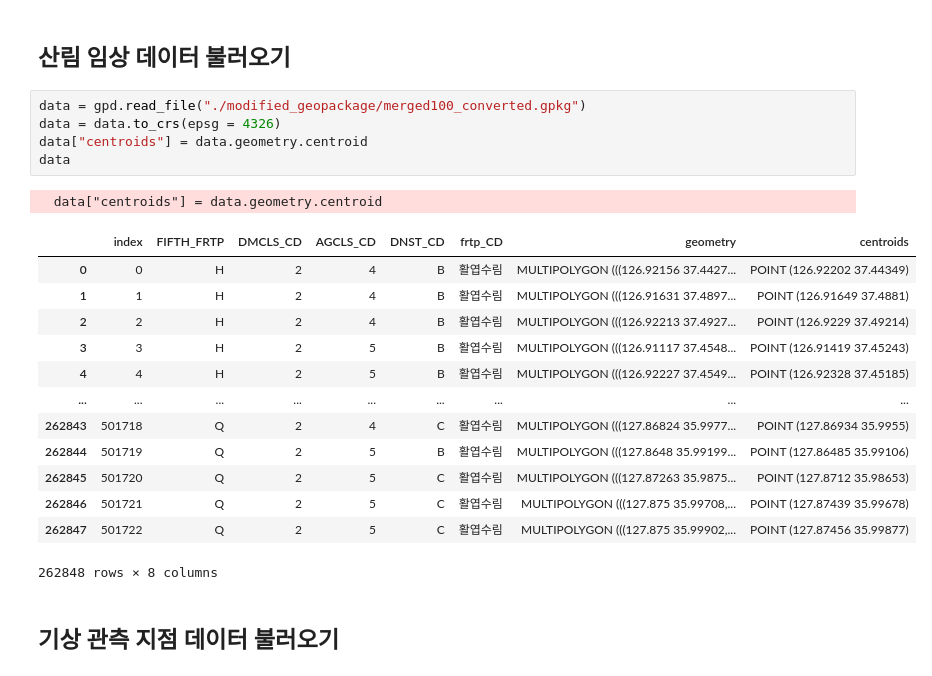
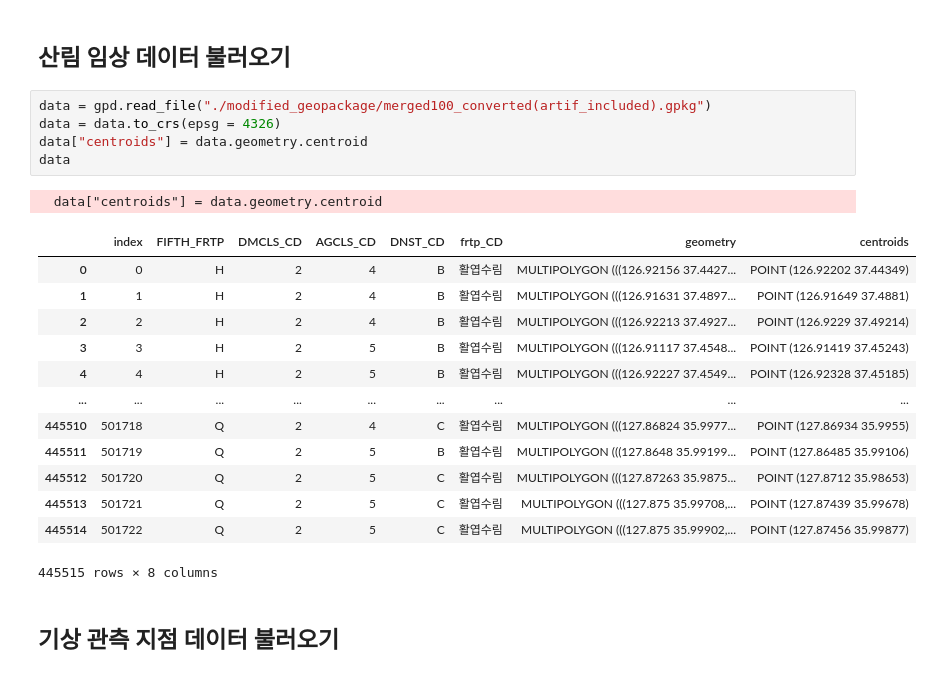
Before and after one commit to stripe2933/20251R0136COSE47101, a Jupyter notebook: 2021320324/weather&forest_location_merge.ipynb, the cells around one changed output. Drawn from its saved outputs; the diff is of its cells as text.

```diff
--- a/2021320324/weather&forest_location_merge.ipynb
+++ b/2021320324/weather&forest_location_merge.ipynb
@@ -14,25 +15,25 @@ pd.set_option('display.max_columns', None)
 # %% [markdown]
 ## 산림 임상 데이터 불러오기
 # %%
-data = gpd.read_file("./modified_geopackage/merged100_converted.gpkg")
+data = gpd.read_file("./modified_geopackage/merged100_converted(artif_included).gpkg")
 data = data.to_crs(epsg = 4326)
 data["centroids"] = data.geometry.centroid
 data
 # %% [output]
   data["centroids"] = data.geometry.centroid
 |  | index | FIFTH_FRTP | DMCLS_CD | AGCLS_CD | DNST_CD | frtp_CD | geometry | centroids |
 | 0 | 0 | H | 2 | 4 | B | 활엽수림 | MULTIPOLYGON (((126.92156 37.4427... | POINT (126.92202 37.44349) |
 | 1 | 1 | H | 2 | 4 | B | 활엽수림 | MULTIPOLYGON (((126.91631 37.4897... | POINT (126.91649 37.4881) |
 | 2 | 2 | H | 2 | 4 | B | 활엽수림 | MULTIPOLYGON (((126.92213 37.4927... | POINT (126.9229 37.49214) |
 | 3 | 3 | H | 2 | 5 | B | 활엽수림 | MULTIPOLYGON (((126.91117 37.4548... | POINT (126.91419 37.45243) |
 | 4 | 4 | H | 2 | 5 | B | 활엽수림 | MULTIPOLYGON (((126.92227 37.4549... | POINT (126.92328 37.45185) |
 | ... | ... | ... | ... | ... | ... | ... | ... | ... |
-| 262843 | 501718 | Q | 2 | 4 | C | 활엽수림 | MULTIPOLYGON (((127.86824 35.9977... | POINT (127.86934 35.9955) |
-| 262844 | 501719 | Q | 2 | 5 | B | 활엽수림 | MULTIPOLYGON (((127.8648 35.99199... | POINT (127.86485 35.99106) |
-| 262845 | 501720 | Q | 2 | 5 | C | 활엽수림 | MULTIPOLYGON (((127.87263 35.9875... | POINT (127.8712 35.98653) |
-| 262846 | 501721 | Q | 2 | 5 | C | 활엽수림 | MULTIPOLYGON (((127.875 35.99708,... | POINT (127.87439 35.99678) |
-| 262847 | 501722 | Q | 2 | 5 | C | 활엽수림 | MULTIPOLYGON (((127.875 35.99902,... | POINT (127.87456 35.99877) |
+| 445510 | 501718 | Q | 2 | 4 | C | 활엽수림 | MULTIPOLYGON (((127.86824 35.9977... | POINT (127.86934 35.9955) |
+| 445511 | 501719 | Q | 2 | 5 | B | 활엽수림 | MULTIPOLYGON (((127.8648 35.99199... | POINT (127.86485 35.99106) |
+| 445512 | 501720 | Q | 2 | 5 | C | 활엽수림 | MULTIPOLYGON (((127.87263 35.9875... | POINT (127.8712 35.98653) |
+| 445513 | 501721 | Q | 2 | 5 | C | 활엽수림 | MULTIPOLYGON (((127.875 35.99708,... | POINT (127.87439 35.99678) |
+| 445514 | 501722 | Q | 2 | 5 | C | 활엽수림 | MULTIPOLYGON (((127.875 35.99902,... | POINT (127.87456 35.99877) |
-262848 rows × 8 columns
+445515 rows × 8 columns
 # %% [markdown]
 ## 기상 관측 지점 데이터 불러오기
 # %%
```
Also changed, not shown: parts of 30 cells of this notebook, 5 other files.
